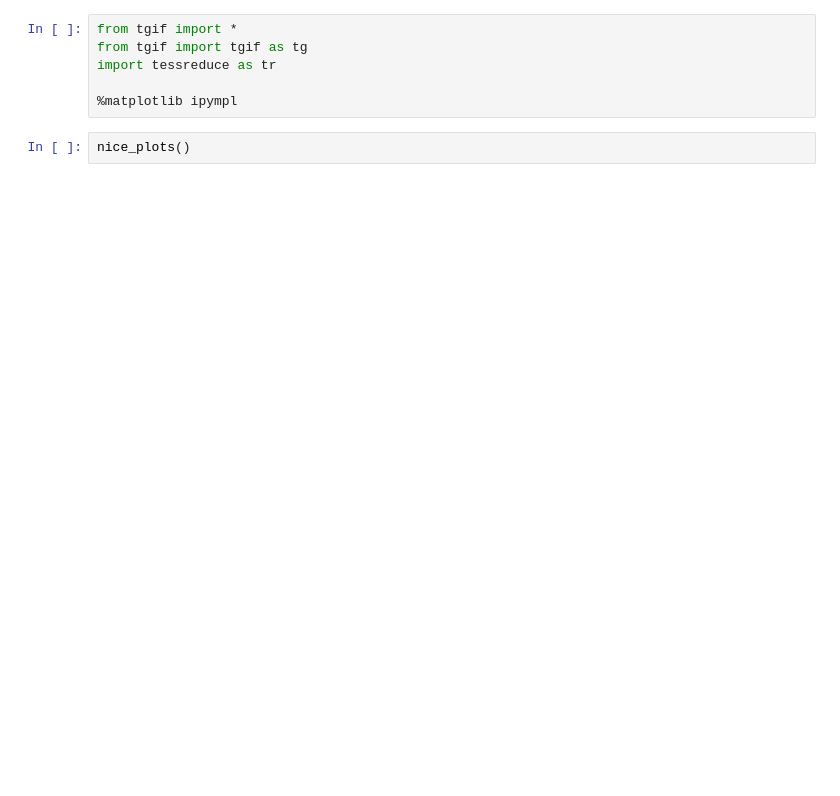
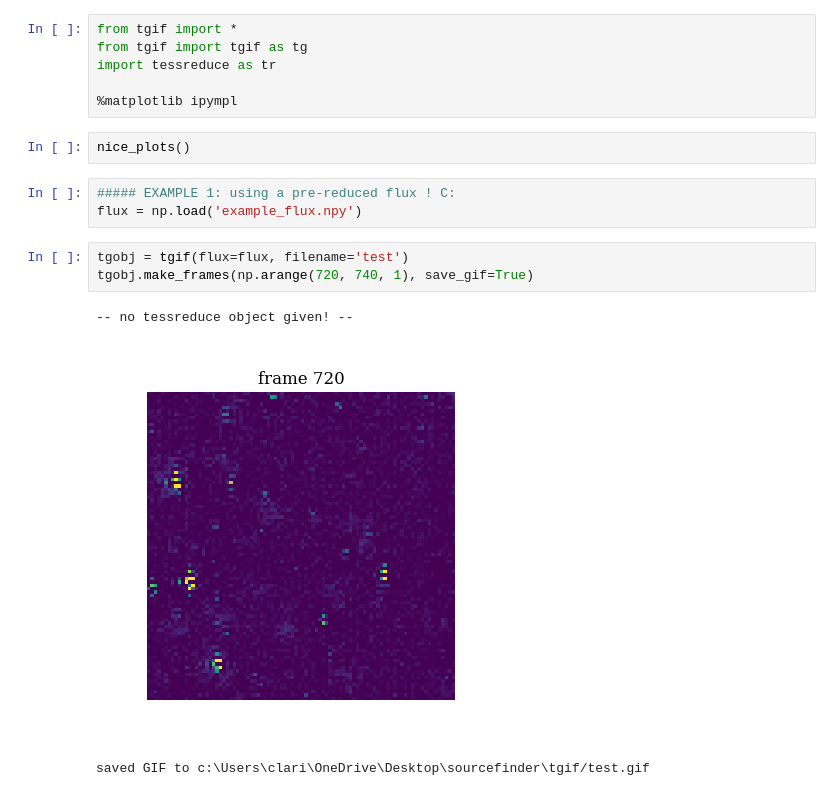
Before and after one commit to crixiii/tgif, a Jupyter notebook: example.ipynb, the cells around one changed output. Cells and saved outputs as stored; diff of their text form; blank space fills up the shorter version.

```diff
--- a/example.ipynb
+++ b/example.ipynb
@@ -6,4 +6,14 @@ import tessreduce as tr
 %matplotlib ipympl
 # %%
 nice_plots()
+# %%
+##### EXAMPLE 1: using a pre-reduced flux ! C:
+flux = np.load('example_flux.npy')
+# %%
+tgobj = tgif(flux=flux, filename='test')
+tgobj.make_frames(np.arange(720, 740, 1), save_gif=True)
+# %% [output]
+-- no tessreduce object given! --
+[figure, added]
+saved GIF to c:\Users\clari\OneDrive\Desktop\sourcefinder\tgif/test.gif
 # %%
```
Also changed, not shown: parts of 7 cells of this notebook, 3 other files.
